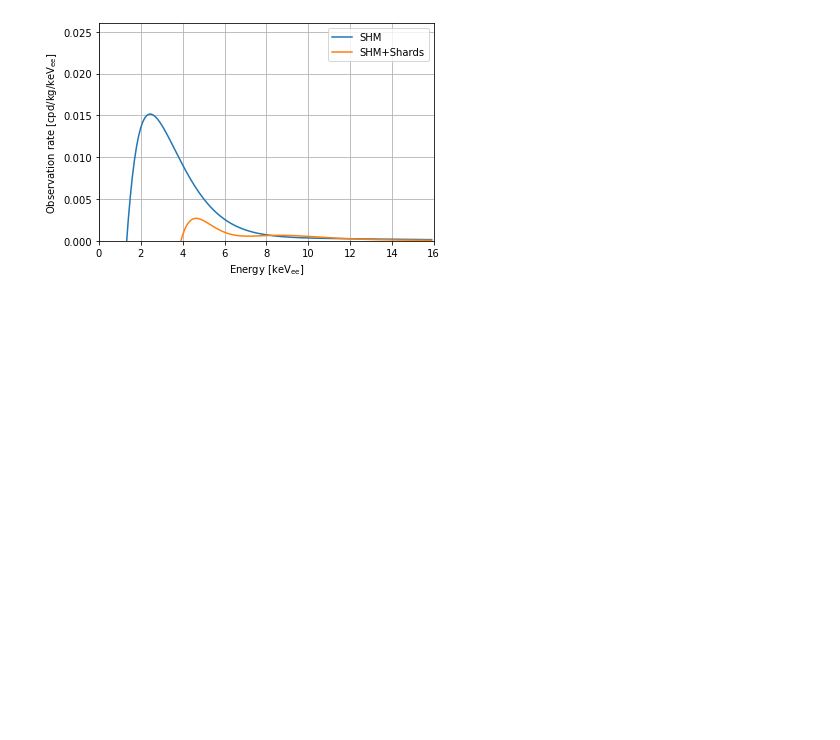
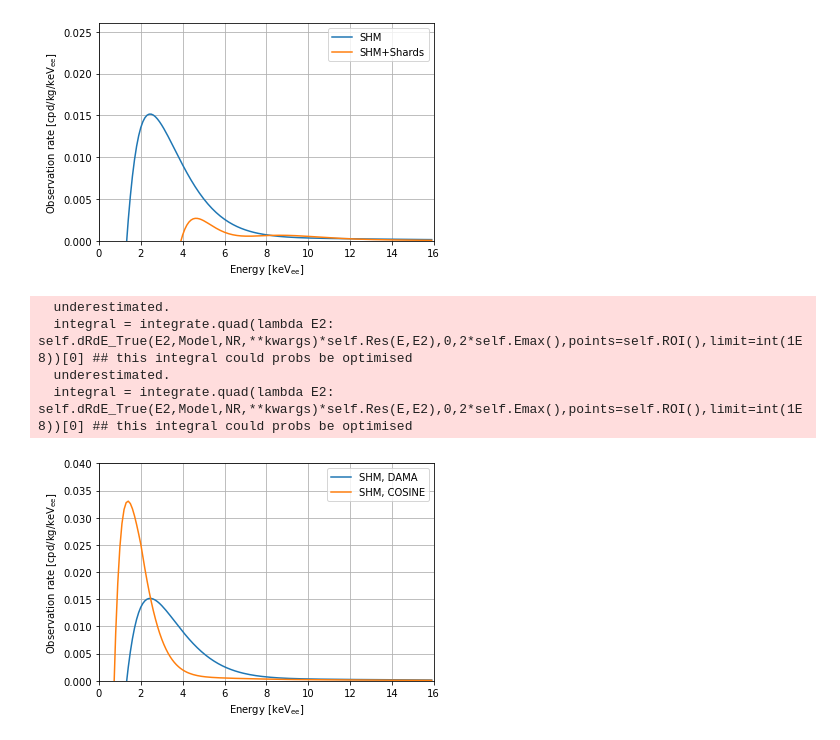
Before and after one commit to mjzurowski/sgm, a Jupyter notebook: Demo.ipynb, the cells around one changed output. Cells and saved outputs as stored; diff of their text form; code cells hidden in the pictures; blank space fills up the shorter version.

Commit message:
Rudimentary energy dep QFs added and an example of how to use them for COSINE detector in Demo notebook

```diff
--- a/Demo.ipynb
+++ b/Demo.ipynb
@@ -52,3 +53,20 @@ plt.show()
   underestimated.
   integral = integrate.quad(lambda E2: self.dRdE_True(E2,Model,NR,**kwargs)*self.Res(E,E2),0,2*self.Emax(),points=self.ROI(),limit=int(1E8))[0] ## this integral could probs be optimised
 [figure]
+# %%
+E = np.arange(0,16,0.1) # observed energy, units of keV_ee
+plt.plot(E,[Det.dRdE(e,Model1.dRdER,mX=62*GeV,sig=1.1E-41,VelDist=Dist) for e in E]) ## note here you can pass the model variables as kwargs
+plt.plot(E,[COSINE().dRdE(e,Model1.dRdER,mX=62*GeV,sig=1.1E-41,VelDist=Dist) for e in E]) ## note here you can pass the model variables as kwargs
+plt.legend(["SHM, DAMA","SHM, COSINE"])
+plt.ylabel(r"Observation rate [cpd/kg/keV$_{\rm ee}$]")
+plt.xlabel(r"Energy [keV$_{\rm ee}$]")
+plt.xlim(0,16)
+plt.ylim(0,0.04)
+plt.grid()
+plt.show()
+# %% [output]
+  underestimated.
+  integral = integrate.quad(lambda E2: self.dRdE_True(E2,Model,NR,**kwargs)*self.Res(E,E2),0,2*self.Emax(),points=self.ROI(),limit=int(1E8))[0] ## this integral could probs be optimised
+  underestimated.
+  integral = integrate.quad(lambda E2: self.dRdE_True(E2,Model,NR,**kwargs)*self.Res(E,E2),0,2*self.Emax(),points=self.ROI(),limit=int(1E8))[0] ## this integral could probs be optimised
+[figure, added]
```
Also changed, not shown: parts of 1 cell of this notebook, 8 other files.
